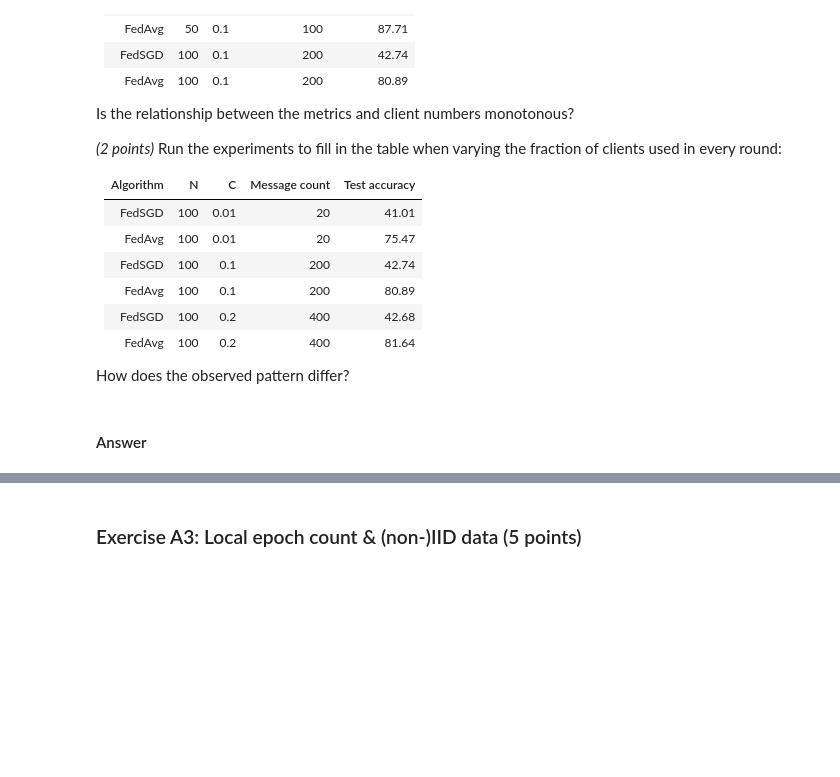
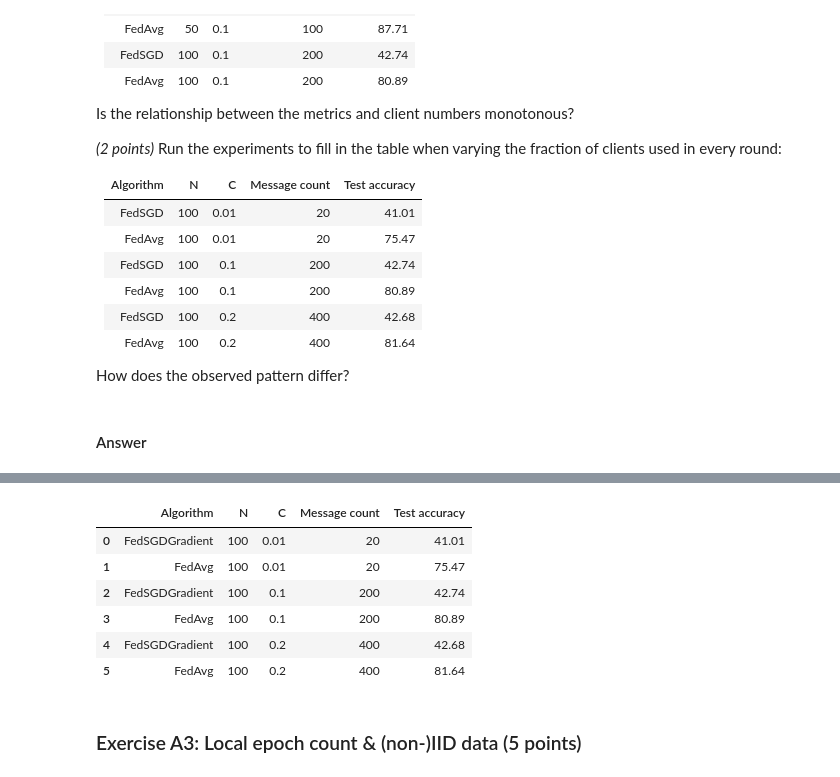
Before and after one commit to mattduerrmeier/DDL25Spring, a Jupyter notebook: lab/series01.ipynb, the cells around one changed output, grey strips where cells are left out. Saved outputs shown, nothing was run; the diff lists cells and outputs as text; code cells hidden in the pictures; blank space fills up the shorter version.

```diff
--- a/lab/series01.ipynb
+++ b/lab/series01.ipynb
@@ -275,25 +314,42 @@ ex_a21_df.loc[: , ["Algorithm", "N", "C", "Message count", "Test accuracy"]]
 # %%
+n = 100        # nr_clients (N)
+lr = 0.01      # learning rate (lr)
+c = 0.1        # client fraction (C)
+e = 1          # nr local epochs (E)
+b = 100        # batch size (B)
+nr_rounds = 10 # nr rounds
+iid = True     # independent and identically distributed
+seed = 10      # seed for data generation
+
 ex_a22_results = []
 
 n = 100
 for c in [0.01, 0.1, 0.2]:
     client_subsets = split(n, iid=iid, seed=seed)
     # FedSGD
     fedsgd_gradient_server = FedSgdGradientServer(
         lr=lr, client_subsets=client_subsets, client_fraction=c, seed=seed
     )
     result_fedsgd_gradient = fedsgd_gradient_server.run(nr_rounds=nr_rounds)
     ex_a22_results.append(result_fedsgd_gradient.as_df().iloc[-1])
 
     # FedAvg
     fedavg_server = FedAvgServer(
         lr=lr, batch_size=b, client_subsets=client_subsets, client_fraction=c, nr_local_epochs=e, seed=seed
     )
     result_fedavg = fedavg_server.run(nr_rounds=nr_rounds)
     ex_a22_results.append(result_fedavg.as_df().iloc[-1])
 
 ex_a22_df = pd.concat(ex_a22_results, axis=1, ignore_index=True).T
 ex_a22_df.loc[: , ["Algorithm", "N", "C", "Message count", "Test accuracy"]]
+# %% [output]
+|  | Algorithm | N | C | Message count | Test accuracy |
+| 0 | FedSGDGradient | 100 | 0.01 | 20 | 41.01 |
+| 1 | FedAvg | 100 | 0.01 | 20 | 75.47 |
+| 2 | FedSGDGradient | 100 | 0.1 | 200 | 42.74 |
+| 3 | FedAvg | 100 | 0.1 | 200 | 80.89 |
+| 4 | FedSGDGradient | 100 | 0.2 | 400 | 42.68 |
+| 5 | FedAvg | 100 | 0.2 | 400 | 81.64 |
 # %% [markdown]
 ### Exercise A3: Local epoch count & (non-)IID data (5 points)
 # %% [markdown]
```
Also changed, not shown: parts of 21 cells of this notebook.
